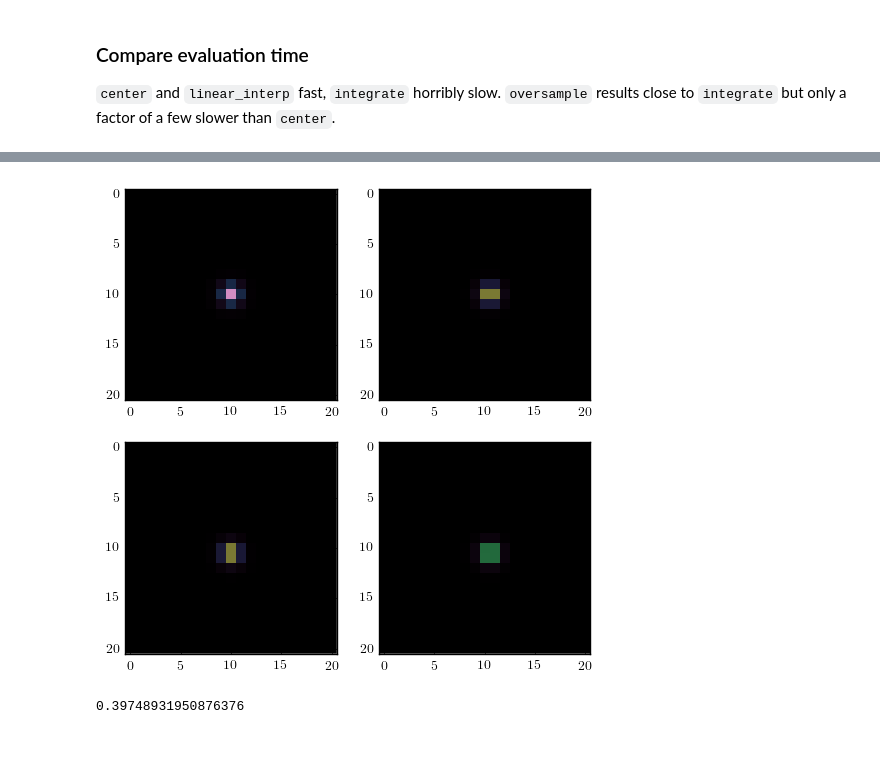
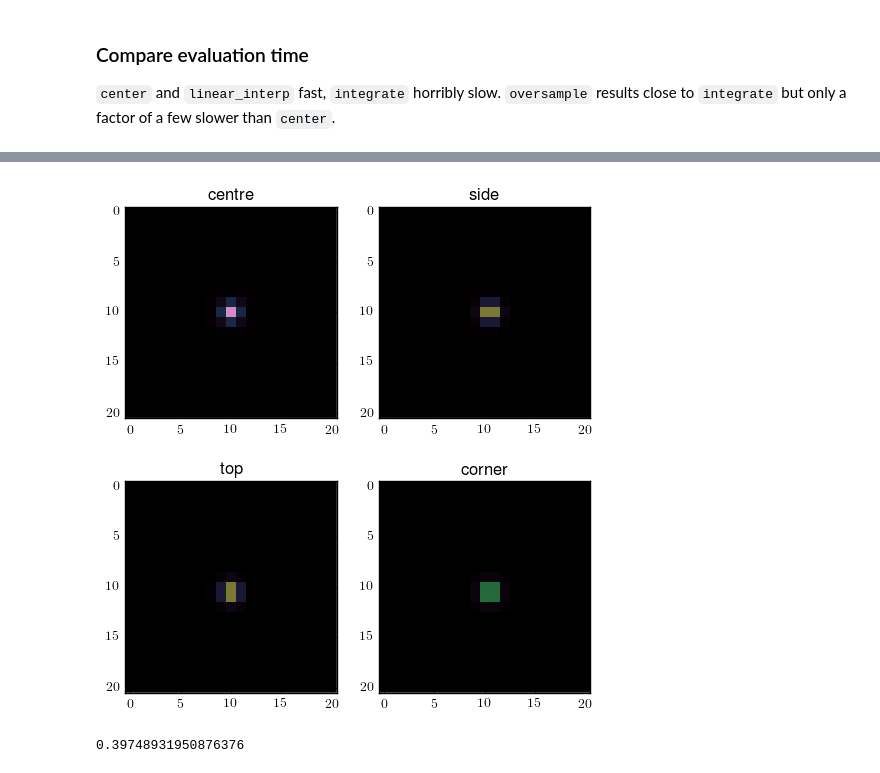
Before and after one commit to AnthonyHorton/signal-to-noise, a Jupyter notebook: PSF.ipynb, the cells around one changed output, grey strips where cells are left out. Saved outputs shown, nothing was run; the diff lists cells and outputs as text; code cells hidden in the pictures; blank space fills up the shorter version.

```diff
--- a/PSF.ipynb
+++ b/PSF.ipynb
@@ -215,19 +218,23 @@ psf_pix_corner = psf.pixellated(pix_scale, n_pix, offsets=(0.5, 0.5))
 # %%
 plt.subplot(2,2,1)
 plt.imshow(psf_pix_centre, interpolation='none', cmap='cubehelix', vmax=0.6)
+plt.title('centre')
 
 plt.subplot(2,2,2)
 plt.imshow(psf_pix_side, interpolation='none', cmap='cubehelix', vmax=0.6)
+plt.title('side')
 
 plt.subplot(2,2,3)
 plt.imshow(psf_pix_top, interpolation='none', cmap='cubehelix', vmax=0.6)
+plt.title('top')
 
 plt.subplot(2,2,4)
 plt.imshow(psf_pix_corner, interpolation='none', cmap='cubehelix', vmax=0.6)
+plt.title('corner')
 
-plt.gcf().set_size_inches(6, 6)
+plt.gcf().set_size_inches(6, 6.5)
 # %% [output]
-[figure, old version]
+[figure, new version]
 # %%
 # Peak pixel value for a pixel centred PSF, useful for saturation limit calculations
 psf.peak(2.85 * u.arcsecond / u.pixel)
```
Also changed, not shown: parts of 6 cells of this notebook, 1 other file.
